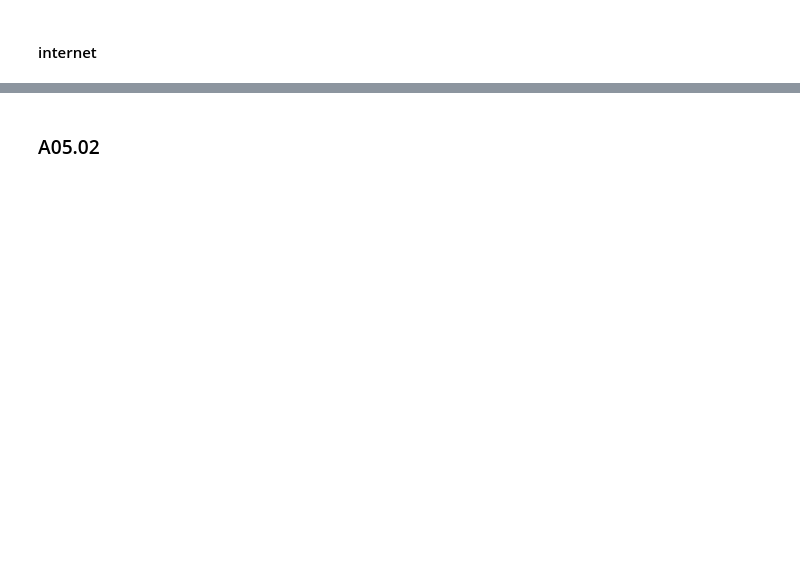
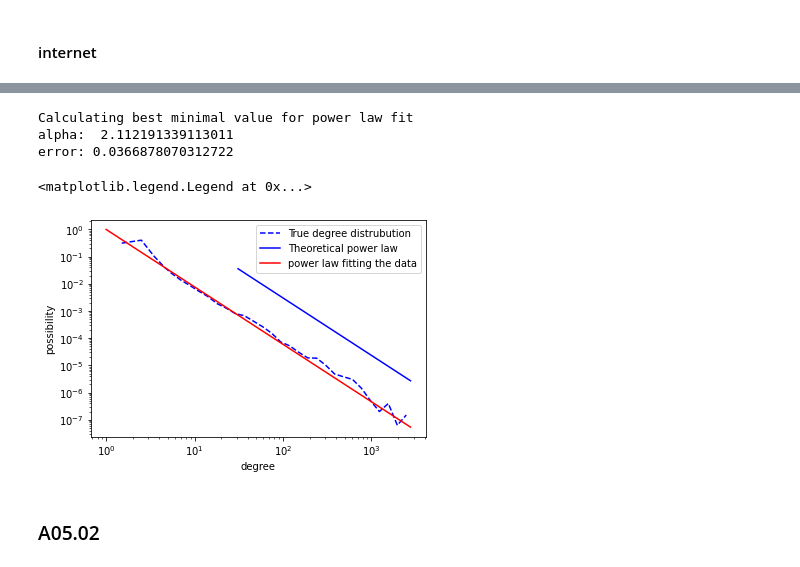
Before and after one commit to JunTu-XD/NetSci, a Jupyter notebook: assignment_5/assignment_5_Jun Tu_Guanda Zhao.ipynb, the cells around one changed output, grey strips where cells are left out. Drawn from its saved outputs; the diff is of its cells as text; code cells hidden in the pictures; blank space fills up the shorter version.

```diff
--- a/assignment_5/assignment_5_Jun Tu_Guanda Zhao.ipynb
+++ b/assignment_5/assignment_5_Jun Tu_Guanda Zhao.ipynb
@@ -124,3 +133,16 @@ error: 0.0366878070312722
+# %%
+new_figure()
+plt.xlabel("degree")
+plt.ylabel("possibility")
+superimpose_degree_distribution(G_internet)
+superimpose_powerlaw(G_internet)
+plt.legend()
+# %% [output]
+Calculating best minimal value for power law fit
+alpha:  2.112191339113011
+error: 0.0366878070312722
+<matplotlib.legend.Legend at 0x...>
+[figure, added]
 # %% [markdown]
 ### A05.02
 # %%
```
Also changed, not shown: parts of 7 cells of this notebook.
